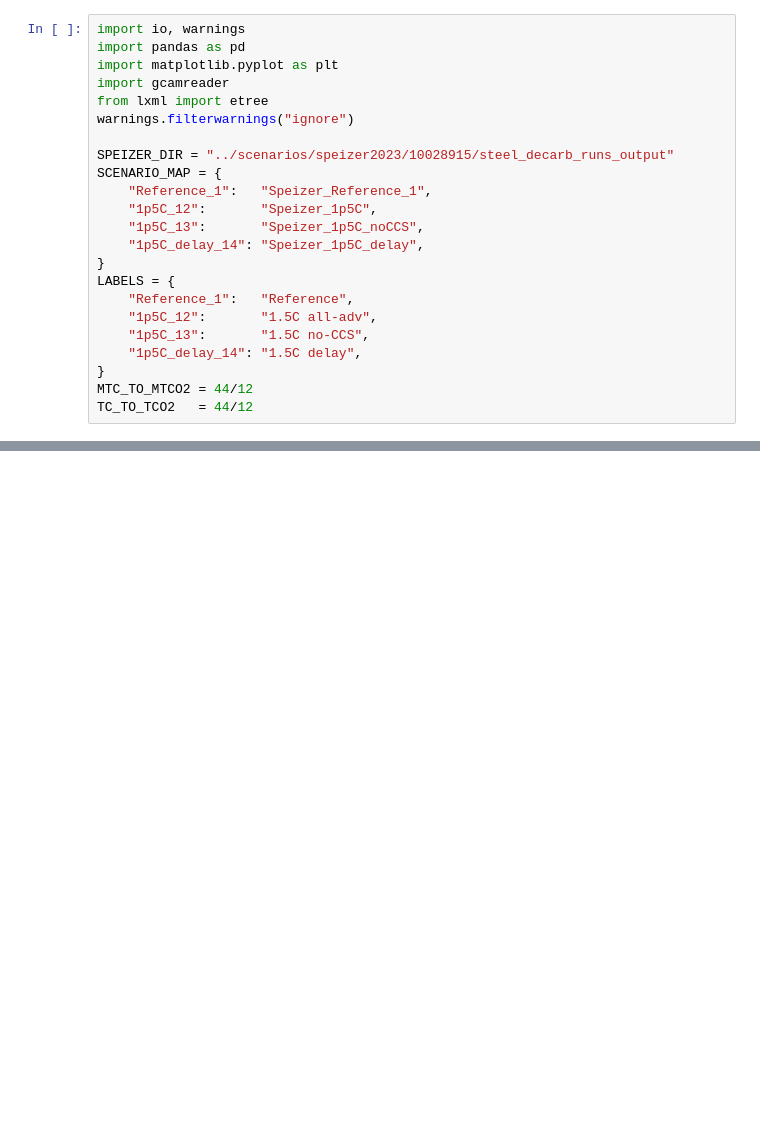
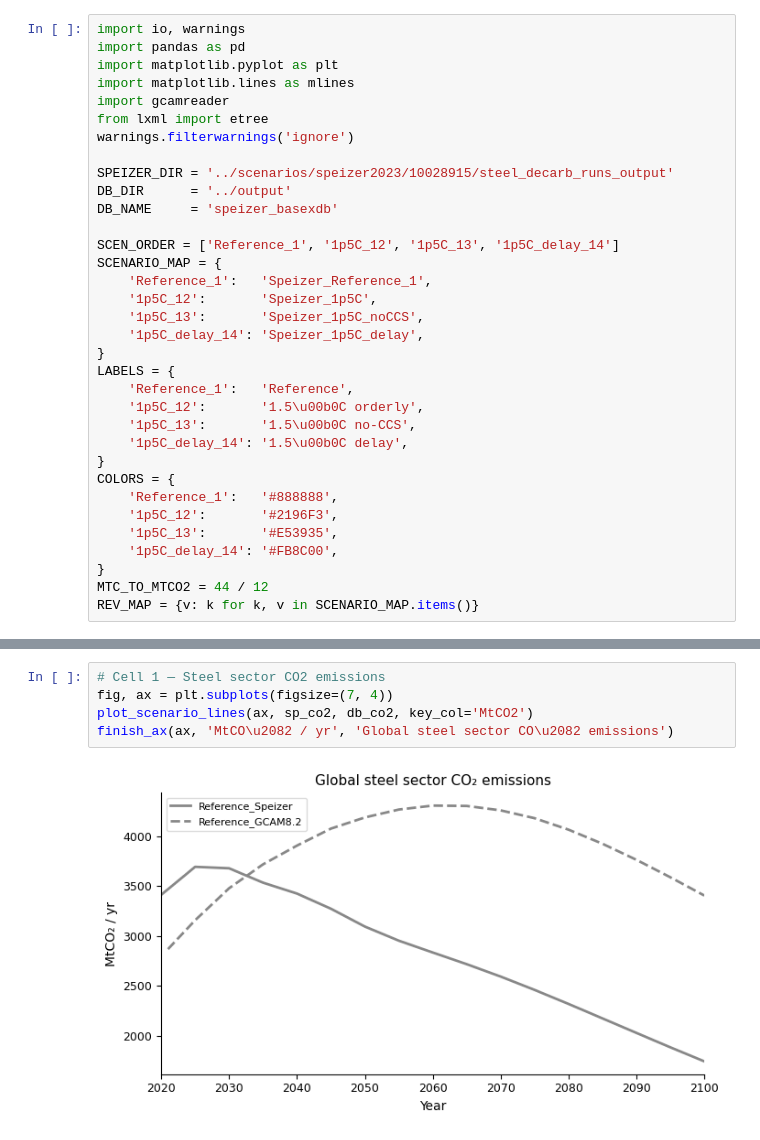
Before and after one commit to parkercaswell47/GCAM, a Jupyter notebook: notebooks/04_speizer_comparison.ipynb, the cells around one changed output, grey strips where cells are left out. Drawn from its saved outputs; the diff is of its cells as text; blank space fills up the shorter version.

Commit message:
speizer updates

```diff
--- a/notebooks/04_speizer_comparison.ipynb
+++ b/notebooks/04_speizer_comparison.ipynb
@@ -2,23 +2,34 @@
 import io, warnings
 import pandas as pd
 import matplotlib.pyplot as plt
+import matplotlib.lines as mlines
 import gcamreader
 from lxml import etree
-warnings.filterwarnings("ignore")
+warnings.filterwarnings('ignore')
 
-SPEIZER_DIR = "../scenarios/speizer2023/10028915/steel_decarb_runs_output"
+SPEIZER_DIR = '../scenarios/speizer2023/10028915/steel_decarb_runs_output'
+DB_DIR      = '../output'
+DB_NAME     = 'speizer_basexdb'
+
+SCEN_ORDER = ['Reference_1', '1p5C_12', '1p5C_13', '1p5C_delay_14']
 SCENARIO_MAP = {
-    "Reference_1":   "Speizer_Reference_1",
-    "1p5C_12":       "Speizer_1p5C",
-    "1p5C_13":       "Speizer_1p5C_noCCS",
-    "1p5C_delay_14": "Speizer_1p5C_delay",
+    'Reference_1':   'Speizer_Reference_1',
+    '1p5C_12':       'Speizer_1p5C',
+    '1p5C_13':       'Speizer_1p5C_noCCS',
+    '1p5C_delay_14': 'Speizer_1p5C_delay',
 }
 LABELS = {
-    "Reference_1":   "Reference",
-    "1p5C_12":       "1.5C all-adv",
-    "1p5C_13":       "1.5C no-CCS",
-    "1p5C_delay_14": "1.5C delay",
+    'Reference_1':   'Reference',
+    '1p5C_12':       '1.5\u00b0C orderly',
+    '1p5C_13':       '1.5\u00b0C no-CCS',
+    '1p5C_delay_14': '1.5\u00b0C delay',
 }
-MTC_TO_MTCO2 = 44/12
-TC_TO_TCO2   = 44/12
+COLORS = {
+    'Reference_1':   '#888888',
+    '1p5C_12':       '#2196F3',
+    '1p5C_13':       '#E53935',
+    '1p5C_delay_14': '#FB8C00',
+}
+MTC_TO_MTCO2 = 44 / 12
+REV_MAP = {v: k for k, v in SCENARIO_MAP.items()}
 # %%
@@ -112,0 +183,7 @@ Completed: ['Speizer_Reference_1']
+# %%
+# Cell 1 — Steel sector CO2 emissions
+fig, ax = plt.subplots(figsize=(7, 4))
+plot_scenario_lines(ax, sp_co2, db_co2, key_col='MtCO2')
+finish_ax(ax, 'MtCO\u2082 / yr', 'Global steel sector CO\u2082 emissions')
+# %% [output]
+[figure, added]
```
Also changed, not shown: parts of 6 cells of this notebook.
